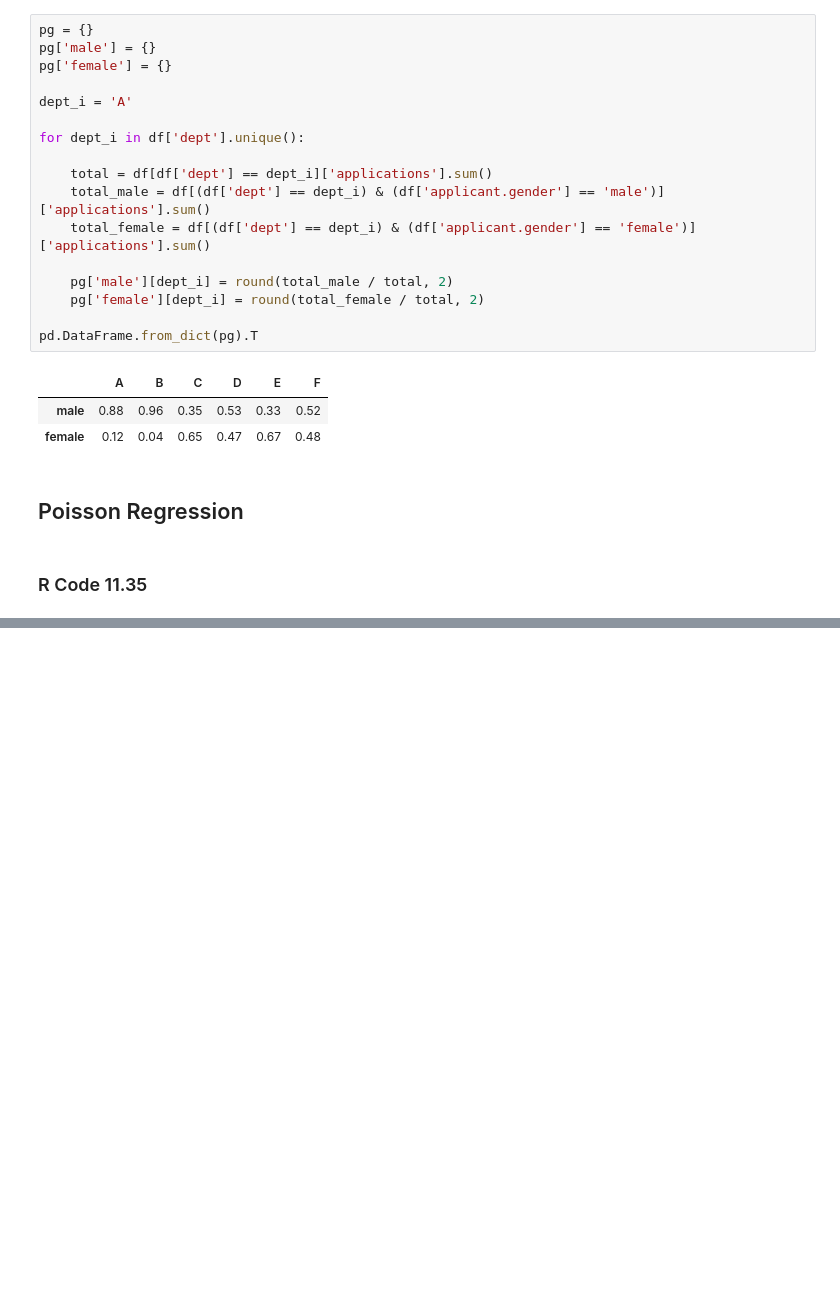
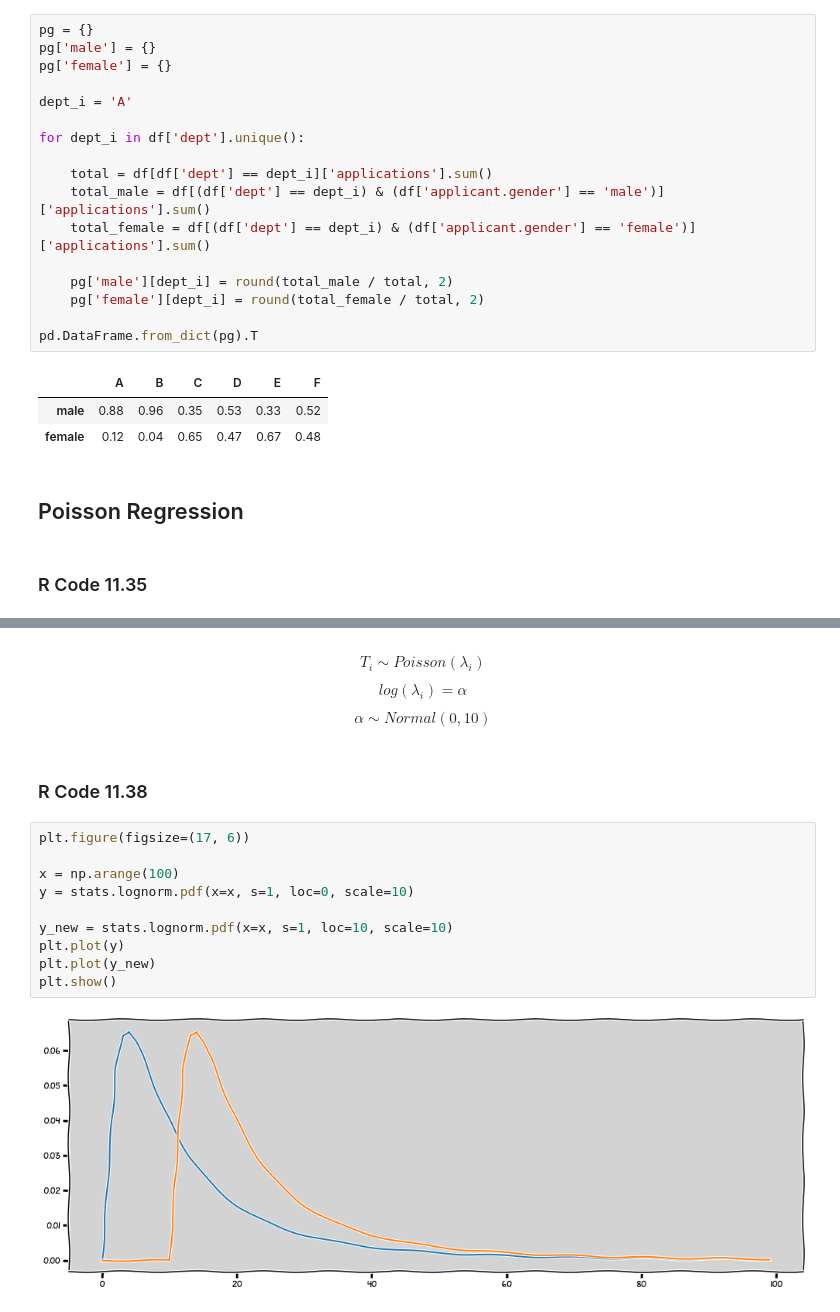
Before and after one commit to rodolphomacedo/statistical_rethinking_pt_BR, a Jupyter notebook: parte_11.ipynb, the cells around one changed output, grey strips where cells are left out. Cells and saved outputs as stored; diff of their text form; blank space fills up the shorter version.

Commit message:
update: update poisson regressions part

```diff
--- a/parte_11.ipynb
+++ b/parte_11.ipynb
@@ -1680,0 +1608,20 @@ plt.show()
+# %% [markdown]
+$$ T_i \sim Poisson(\lambda_i) $$
+
+$$ log(\lambda_i) = \alpha$$
+
+$$ \alpha \sim Normal(0, 10) $$
+# %% [markdown]
+### R Code 11.38
+# %%
+plt.figure(figsize=(17, 6))
+
+x = np.arange(100)
+y = stats.lognorm.pdf(x=x, s=1, loc=0, scale=10)
+
+y_new = stats.lognorm.pdf(x=x, s=1, loc=10, scale=10)
+plt.plot(y)
+plt.plot(y_new)
+plt.show()
+# %% [output]
+[figure, added]
```
Also changed, not shown: parts of 78 cells of this notebook.
